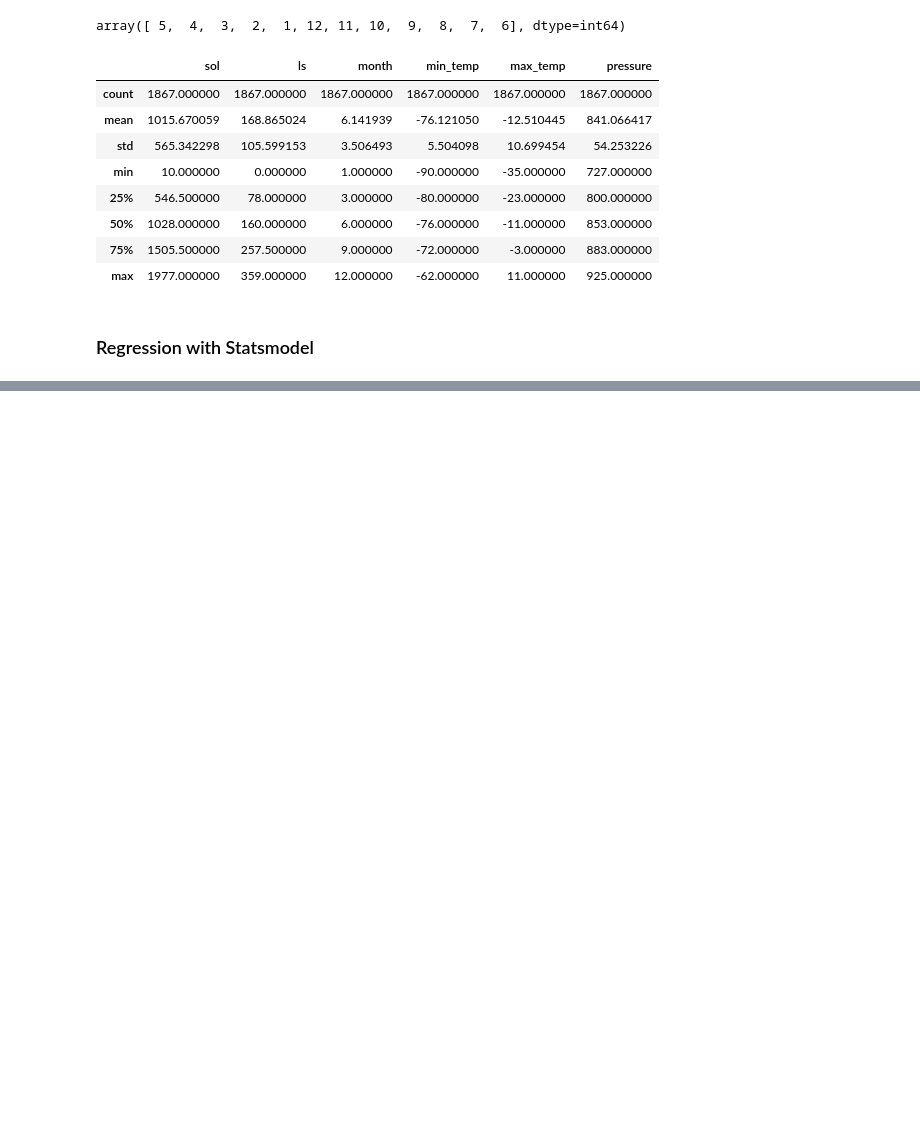
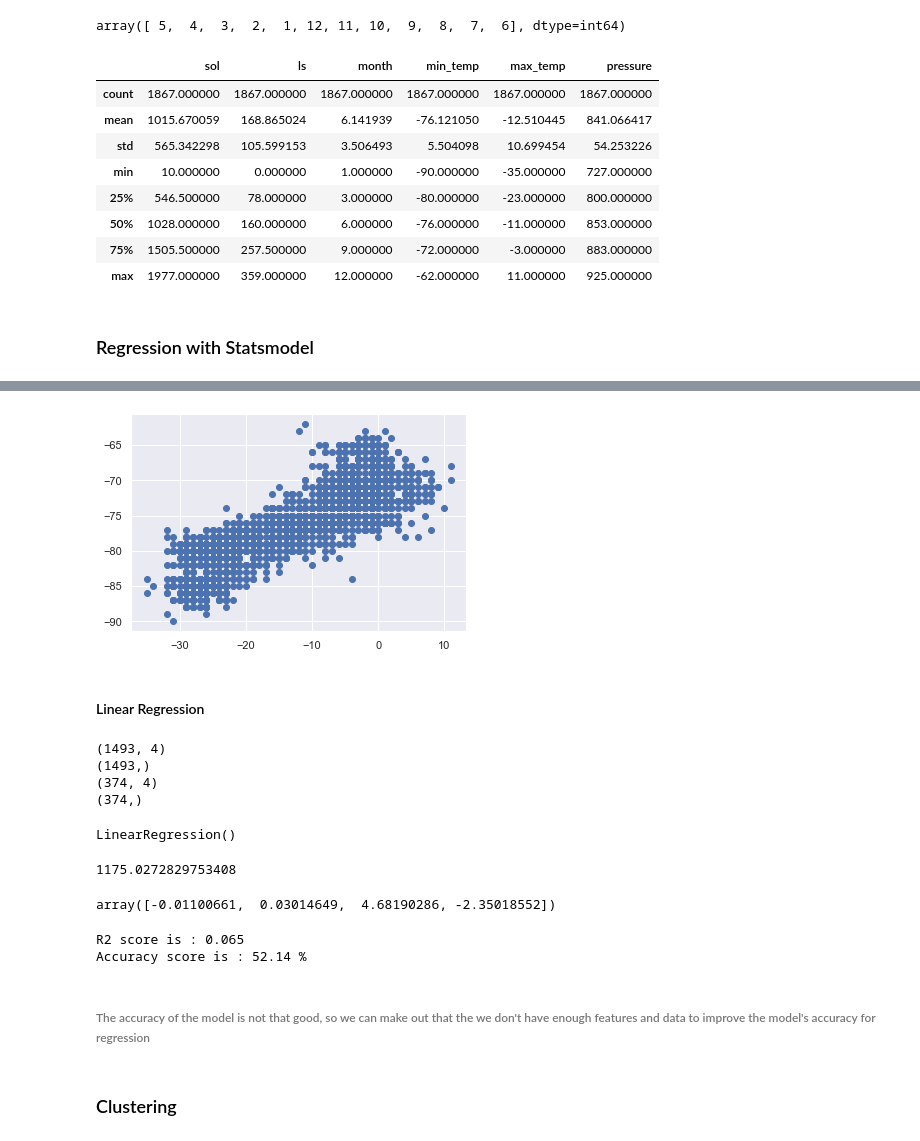
Before and after one commit to PiyushWithPant/Mars-Weather-Data-Analysis, a Jupyter notebook: index.ipynb, the cells around one changed output, grey strips where cells are left out. Cells and saved outputs as stored; diff of their text form; code cells hidden in the pictures; blank space fills up the shorter version.

```diff
--- a/index.ipynb
+++ b/index.ipynb
@@ -178,0 +196,35 @@ Notes:
+# %%
+plt.scatter(data['max_temp'], data['min_temp'])
+plt.show()
+# %% [output]
+[figure, added]
+# %% [markdown]
+#### Linear Regression
+# %%
+# splitting the dataset
+
+xtrain, xtest, ytrain, ytest = train_test_split(X,Y, test_size=0.2, random_state=42)
+
+print(xtrain.shape)
+print(ytrain.shape)
+print(xtest.shape)
+print(ytest.shape)
+# %% [output]
+(1493, 4)
+(1493,)
+(374, 4)
+(374,)
+# %%
+model1 = LinearRegression()
+
+model1.fit(xtrain, ytrain)
+# %% [output]
+LinearRegression()
+# %%
+model1.intercept_
+# %% [output]
+1175.0272829753408
+# %%
+model1.coef_
+# %% [output]
+array([-0.01100661,  0.03014649,  4.68190286, -2.35018552])
@@ -178,0 +234,18 @@ Notes:
+# %%
+
+mse = mean_squared_error(ytest, ypred)
+
+
+rmse = sqrt(mse)
+r2 = r2_score(ytest, ypred)
+
+
+print(f"R2 score is : {round(r2,3)}")
+print(f"Accuracy score is : {round(rmse,2)} %")
+# %% [output]
+R2 score is : 0.065
+Accuracy score is : 52.14 %
+# %% [markdown]
+###### The accuracy of the model is not that good, so we can make out that the we don't have enough features and data to improve the model's accuracy for regression
+# %% [markdown]
+### Clustering
```
Also changed, not shown: parts of 13 cells of this notebook.
